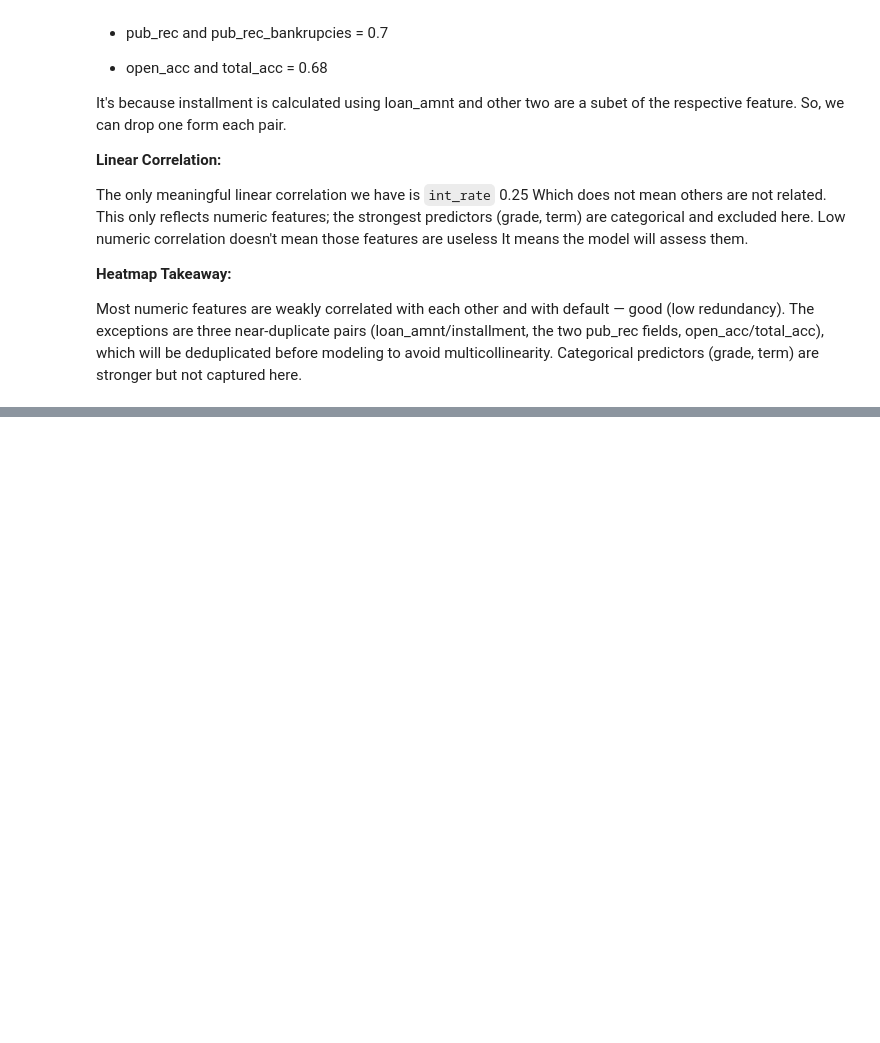
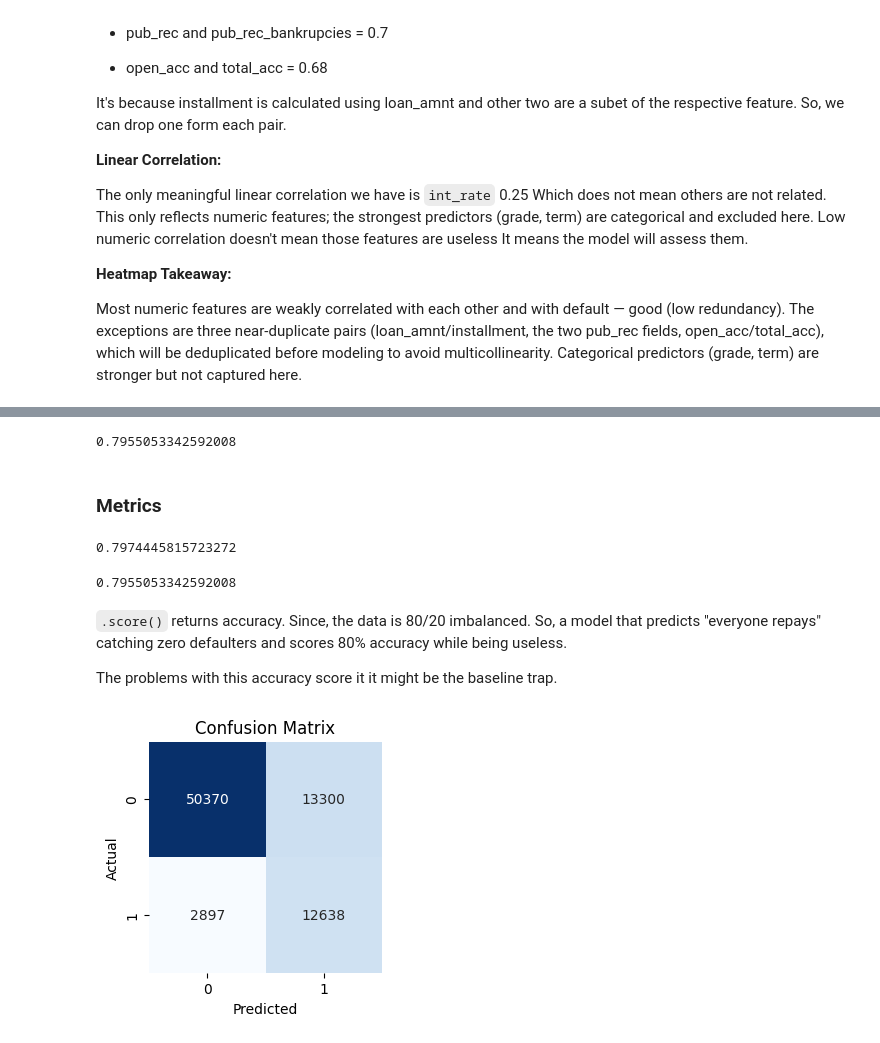
Before and after one commit to samrat-rm/Brain-Cache, a Jupyter notebook: LoanTap_Logistic_Regression.ipynb, the cells around one changed output, grey strips where cells are left out. Drawn from its saved outputs; the diff is of its cells as text; code cells hidden in the pictures; blank space fills up the shorter version.

```diff
--- a/LoanTap_Logistic_Regression.ipynb
+++ b/LoanTap_Logistic_Regression.ipynb
@@ -1590,0 +1940,20 @@ Most numeric features are weakly correlated with each other and with default —
+# %%
+bool_cols = df.select_dtypes('bool').columns
+df[bool_cols] = df[bool_cols].astype(int) # sklearn can handle bool, but still int conversion is better
+# %%
+y = df['default']
+X = df.drop(['default'],axis=1)
+# %%
+from sklearn.model_selection import train_test_split
+
+X_train, X_test, y_train, y_test = train_test_split(X, y, test_size=0.2, random_state=42, stratify=y)
+
+# Verify the split ratios
+print("Original dataset balance:")
+print(y.value_counts(normalize=True))
+
+print("\nTraining dataset balance:")
+print(y_train.value_counts(normalize=True))
+
+print("\nTesting dataset balance:")
+print(y_test.value_counts(normalize=True))
@@ -1590,0 +1984,41 @@ Most numeric features are weakly correlated with each other and with default —
+# %%
+from sklearn.preprocessing import StandardScaler
+from sklearn.pipeline import Pipeline
+from sklearn.linear_model import LogisticRegression
+
+pipeline = Pipeline([
+    ('scaler',StandardScaler()),
+     ('model',LogisticRegression(class_weight='balanced'))])
+pipeline.fit(X_train,y_train)
+
+print(pipeline.score(X_test,y_test))
+# %% [output]
+0.7955053342592008
+# %% [markdown]
+### Metrics
+# %%
+pipeline.score(X_train,y_train)
+# %% [output]
+0.7974445815723272
+# %%
+pipeline.score(X_test,y_test)
+# %% [output]
+0.7955053342592008
+# %% [markdown]
+`.score()` returns accuracy. Since, the data is 80/20 imbalanced. So, a model that predicts "everyone repays" catching zero defaulters and scores 80% accuracy while being useless.
+
+The problems with this accuracy score it it might be the baseline trap.
+# %%
+from sklearn.metrics import confusion_matrix
+
+y_pred = pipeline.predict(X_test)
+cm = confusion_matrix(y_test,y_pred)
+
+plt.figure(figsize=(3,3))
+sns.heatmap(cm,annot=True,fmt='d',cmap='Blues',cbar=False)
+plt.xlabel('Predicted')
+plt.ylabel('Actual')
+plt.title('Confusion Matrix')
+plt.show()
+# %% [output]
+[figure, added]
```
Also changed, not shown: parts of 119 cells of this notebook.
